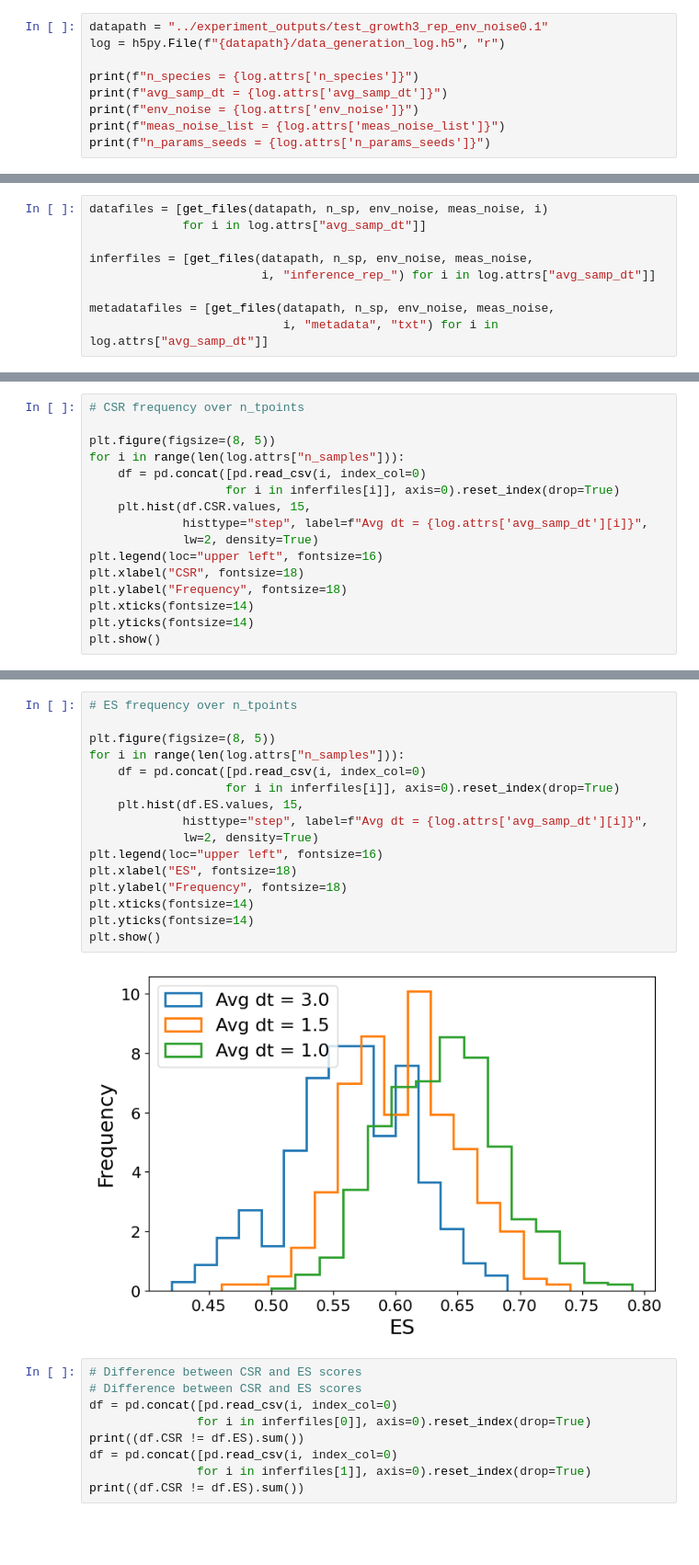
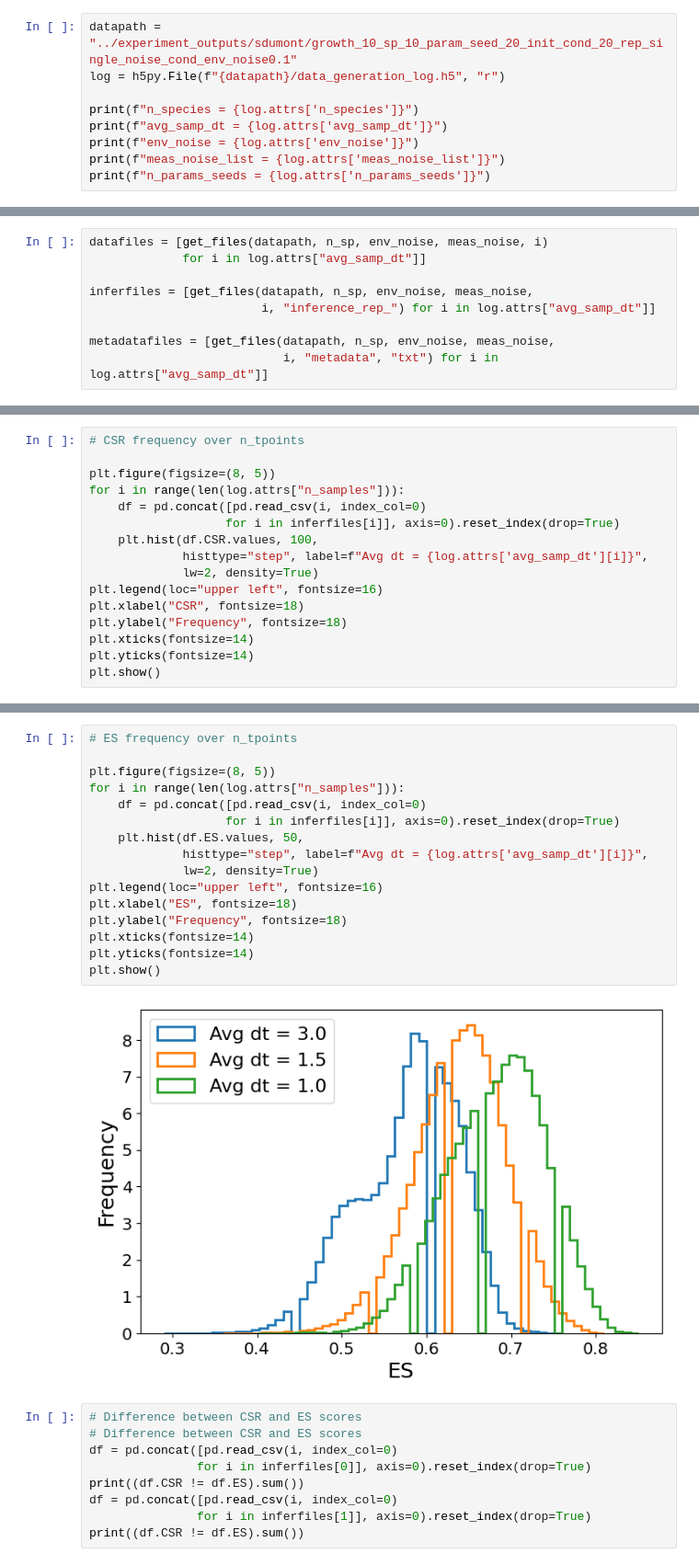
Before and after one commit to joaovaleriano/gLV_OED, a Jupyter notebook: notebooks/analysis_all_growth_repeated_experiment.ipynb, the cells around one changed output, grey strips where cells are left out. Shown at 92% size. Saved outputs shown, nothing was run; the diff lists cells and outputs as text; blank space fills up the shorter version.

```diff
--- a/notebooks/analysis_all_growth_repeated_experiment.ipynb
+++ b/notebooks/analysis_all_growth_repeated_experiment.ipynb
@@ -23,7 +23,7 @@ def natural_sort(l):
                                    for c in re.split('([0-9]+)', key)]
     return sorted(l, key=alphanum_key)
 # %%
-datapath = "../experiment_outputs/test_growth3_rep_env_noise0.1"
+datapath = "../experiment_outputs/sdumont/growth_10_sp_10_param_seed_20_init_cond_20_rep_single_noise_cond_env_noise0.1"
 log = h5py.File(f"{datapath}/data_generation_log.h5", "r")
 
 print(f"n_species = {log.attrs['n_species']}")
@@ -110,7 +110,7 @@ plt.figure(figsize=(8, 5))
 for i in range(len(log.attrs["n_samples"])):
     df = pd.concat([pd.read_csv(i, index_col=0)
                    for i in inferfiles[i]], axis=0).reset_index(drop=True)
-    plt.hist(df.CSR.values, 15,
+    plt.hist(df.CSR.values, 100,
              histtype="step", label=f"Avg dt = {log.attrs['avg_samp_dt'][i]}",
              lw=2, density=True)
 plt.legend(loc="upper left", fontsize=16)
@@ -124,21 +124,21 @@ plt.show()
 # %%
 # ES frequency over n_tpoints
 
 plt.figure(figsize=(8, 5))
 for i in range(len(log.attrs["n_samples"])):
     df = pd.concat([pd.read_csv(i, index_col=0)
                    for i in inferfiles[i]], axis=0).reset_index(drop=True)
-    plt.hist(df.ES.values, 15,
+    plt.hist(df.ES.values, 50,
              histtype="step", label=f"Avg dt = {log.attrs['avg_samp_dt'][i]}",
              lw=2, density=True)
 plt.legend(loc="upper left", fontsize=16)
 plt.xlabel("ES", fontsize=18)
 plt.ylabel("Frequency", fontsize=18)
 plt.xticks(fontsize=14)
 plt.yticks(fontsize=14)
 plt.show()
 # %% [output]
-[figure, old version]
+[figure, new version]
 # %%
 # Difference between CSR and ES scores
 # Difference between CSR and ES scores
```
Also changed, not shown: parts of 14 cells of this notebook, 11 other files.
